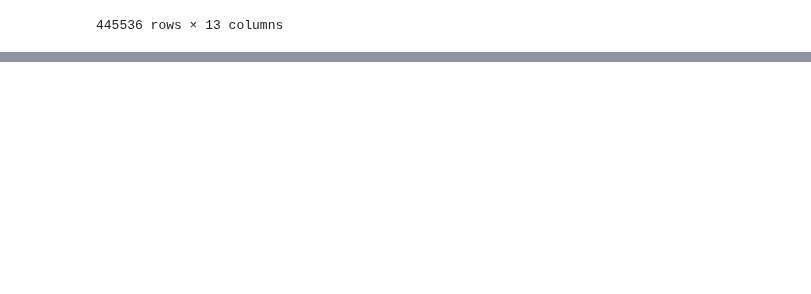
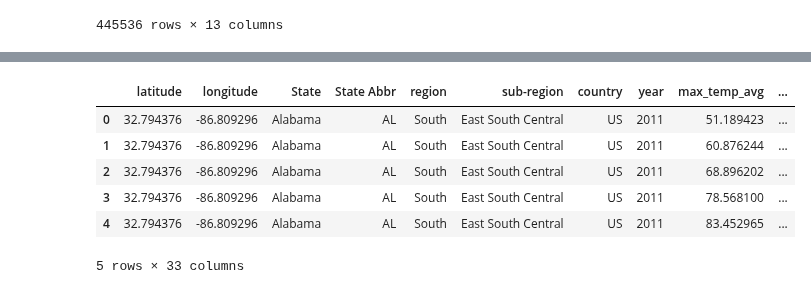
Before and after one commit to fraserclaire/Group3_Project4, a Jupyter notebook: pete files/capstone_project.ipynb, the cells around one changed output, grey strips where cells are left out. Saved outputs shown, nothing was run; the diff lists cells and outputs as text; code cells hidden in the pictures; blank space fills up the shorter version.

```diff
--- a/pete files/capstone_project.ipynb
+++ b/pete files/capstone_project.ipynb
@@ -508,0 +266,7 @@ PermissionError: [Errno 13] Permission denied: 'annual_all_weather_and_energy.cs
+# %%
+# read in the energy data
+energy_path = "C:/Github/Group3_Project4/pete files/pete_resources/all_energy_plus_all_renewables.csv"
+energy_data = pd.read_csv(energy_path)
+energy_data = energy_data.drop(columns = 'Unnamed: 0')
+energy_data = energy_data.rename(columns = {'State': 'State Abbr'})
+energy_data.head()
@@ -508,0 +287,15 @@ PermissionError: [Errno 13] Permission denied: 'annual_all_weather_and_energy.cs
+# %%
+# sum the fossil fuel data for 10yrs
+summed_energy_weather = weather_energy_merged
+summed_energy_weather['2011-(Fossil)'] = summed_energy_weather['2011(N)'] + summed_energy_weather['2011(C)'] + summed_energy_weather['2011(P)'] + summed_energy_weather['2011(G)']
+summed_energy_weather['2012-(Fossil)'] = summed_energy_weather['2012(N)'] + summed_energy_weather['2012(C)'] + summed_energy_weather['2012(P)'] + summed_energy_weather['2012(G)']
+summed_energy_weather['2013-(Fossil)'] = summed_energy_weather['2013(N)'] + summed_energy_weather['2013(C)'] + summed_energy_weather['2013(P)'] + summed_energy_weather['2013(G)']
+summed_energy_weather['2014-(Fossil)'] = summed_energy_weather['2014(N)'] + summed_energy_weather['2014(C)'] + summed_energy_weather['2014(P)'] + summed_energy_weather['2014(G)']
+summed_energy_weather['2015-(Fossil)'] = summed_energy_weather['2015(N)'] + summed_energy_weather['2015(C)'] + summed_energy_weather['2015(P)'] + summed_energy_weather['2015(G)']
+summed_energy_weather['2016-(Fossil)'] = summed_energy_weather['2016(N)'] + summed_energy_weather['2016(C)'] + summed_energy_weather['2016(P)'] + summed_energy_weather['2016(G)']
+summed_energy_weather['2017-(Fossil)'] = summed_energy_weather['2017(N)'] + summed_energy_weather['2017(C)'] + summed_energy_weather['2017(P)'] + summed_energy_weather['2017(G)']
+summed_energy_weather['2018-(Fossil)'] = summed_energy_weather['2018(N)'] + summed_energy_weather['2018(C)'] + summed_energy_weather['2018(P)'] + summed_energy_weather['2018(G)']
+summed_energy_weather['2019-(Fossil)'] = summed_energy_weather['2019(N)'] + summed_energy_weather['2019(C)'] + summed_energy_weather['2019(P)'] + summed_energy_weather['2019(G)']
+summed_energy_weather['2020-(Fossil)'] = summed_energy_weather['2020(N)'] + summed_energy_weather['2020(C)'] + summed_energy_weather['2020(P)'] + summed_energy_weather['2020(G)']
+
+summed_energy_weather.head(3)
@@ -508,0 +308,9 @@ PermissionError: [Errno 13] Permission denied: 'annual_all_weather_and_energy.cs
+# %%
+energy_totals_df = summed_energy_weather[['latitude', 'longitude', 'State', 'State Abbr', 'region', 'sub-region',
+                                           'country', 'month', 'year', 'Date', 'max_temp_avg', 'min_temp_avg',
+                                           'daylight_hr_avg', 'rain_avg', 'snowfall_avg',
+                                           '2011-(Fossil)', '2012-(Fossil)','2013-(Fossil)', '2014-(Fossil)',
+                                           '2015-(Fossil)', '2016-(Fossil)', '2017-(Fossil)','2018-(Fossil)',
+                                           '2019-(Fossil)', '2020-(Fossil)','2011(TR)','2012(TR)', '2013(TR)',
+                                           '2014(TR)', '2015(TR)','2016(TR)','2017(TR)', '2018(TR)', '2019(TR)', '2020(TR)']]
+energy_totals_df.head(3)
@@ -508,0 +327,22 @@ PermissionError: [Errno 13] Permission denied: 'annual_all_weather_and_energy.cs
+# %%
+#ten the above data - year weather data filter - ML model
+ac_energy_total_df = energy_totals_df.drop(columns = ['month', 'Date'])
+filter_start = 2011
+filter_end = 2020
+
+year_begin = (energy_totals_df['year'] >= filter_start) #(weather_no_dups['month'] >= month_filter_start)
+
+year_end = (energy_totals_df['year'] <= filter_end) #(weather_no_dups['month'] <= month_filter_end)
+
+# Apply the filters
+ac_energy_total_df = ac_energy_total_df.loc[year_begin & year_end]
+
+ac_energy_total_df.head()
+# %% [output]
+|  | latitude | longitude | State | State Abbr | region | sub-region | country | year | max_temp_avg | ... |
+| 0 | 32.794376 | -86.809296 | Alabama | AL | South | East South Central | US | 2011 | 51.189423 | ... |
+| 1 | 32.794376 | -86.809296 | Alabama | AL | South | East South Central | US | 2011 | 60.876244 | ... |
+| 2 | 32.794376 | -86.809296 | Alabama | AL | South | East South Central | US | 2011 | 68.896202 | ... |
+| 3 | 32.794376 | -86.809296 | Alabama | AL | South | East South Central | US | 2011 | 78.568100 | ... |
+| 4 | 32.794376 | -86.809296 | Alabama | AL | South | East South Central | US | 2011 | 83.452965 | ... |
+5 rows × 33 columns
```
Also changed, not shown: parts of 44 cells of this notebook, 12 other files.
